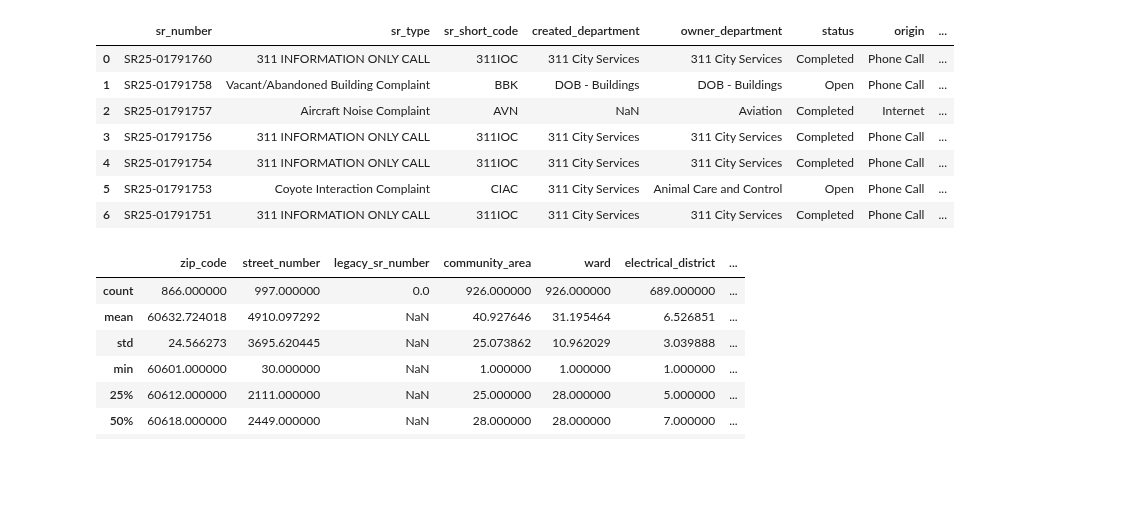
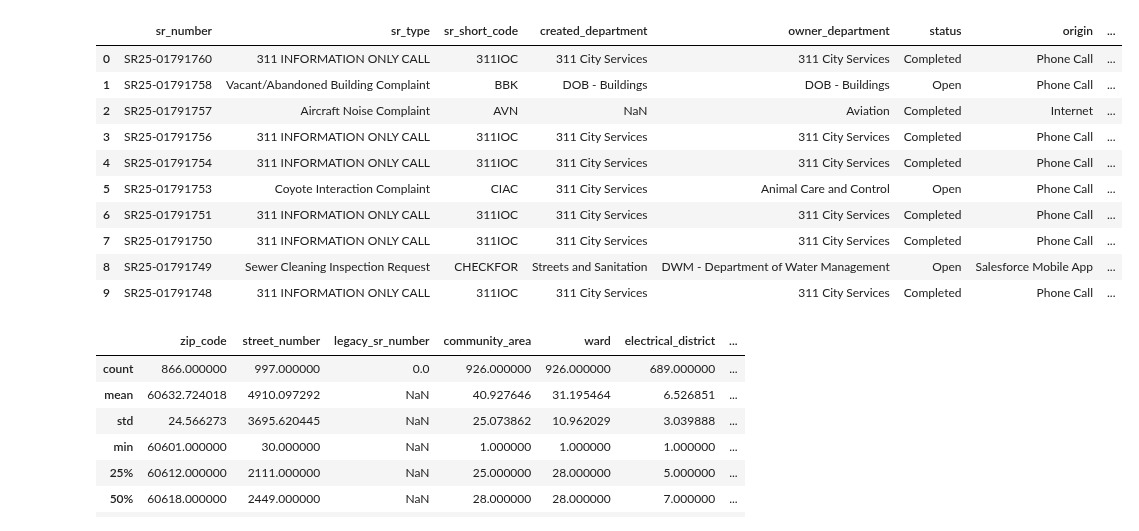
Before and after one commit to Ameowsle/Statistic-Macher, a Jupyter notebook: Datensatz_311_Chicago_SR.ipynb, the cells around one changed output. Saved outputs shown, nothing was run; the diff lists cells and outputs as text; code cells hidden in the pictures; blank space fills up the shorter version.

```diff
--- a/Datensatz_311_Chicago_SR.ipynb
+++ b/Datensatz_311_Chicago_SR.ipynb
@@ -49,16 +49,19 @@ Data columns (total 39 columns):
 dtypes: bool(2), float64(15), int64(3), object(19)
 memory usage: 291.1+ KB
 # %%
-df.head(7)
+df.head(10)
 # %% [output]
 |  | sr_number | sr_type | sr_short_code | created_department | owner_department | status | origin | ... |
 | 0 | SR25-01791760 | 311 INFORMATION ONLY CALL | 311IOC | 311 City Services | 311 City Services | Completed | Phone Call | ... |
 | 1 | SR25-01791758 | Vacant/Abandoned Building Complaint | BBK | DOB - Buildings | DOB - Buildings | Open | Phone Call | ... |
 | 2 | SR25-01791757 | Aircraft Noise Complaint | AVN | NaN | Aviation | Completed | Internet | ... |
 | 3 | SR25-01791756 | 311 INFORMATION ONLY CALL | 311IOC | 311 City Services | 311 City Services | Completed | Phone Call | ... |
 | 4 | SR25-01791754 | 311 INFORMATION ONLY CALL | 311IOC | 311 City Services | 311 City Services | Completed | Phone Call | ... |
 | 5 | SR25-01791753 | Coyote Interaction Complaint | CIAC | 311 City Services | Animal Care and Control | Open | Phone Call | ... |
 | 6 | SR25-01791751 | 311 INFORMATION ONLY CALL | 311IOC | 311 City Services | 311 City Services | Completed | Phone Call | ... |
+| 7 | SR25-01791750 | 311 INFORMATION ONLY CALL | 311IOC | 311 City Services | 311 City Services | Completed | Phone Call | ... |
+| 8 | SR25-01791749 | Sewer Cleaning Inspection Request | CHECKFOR | Streets and Sanitation | DWM - Department of Water Management | Open | Salesforce Mobile App | ... |
+| 9 | SR25-01791748 | 311 INFORMATION ONLY CALL | 311IOC | 311 City Services | 311 City Services | Completed | Phone Call | ... |
 # %%
 df.describe()
 # %% [output]
```
Also changed, not shown: parts of 3 cells of this notebook.
